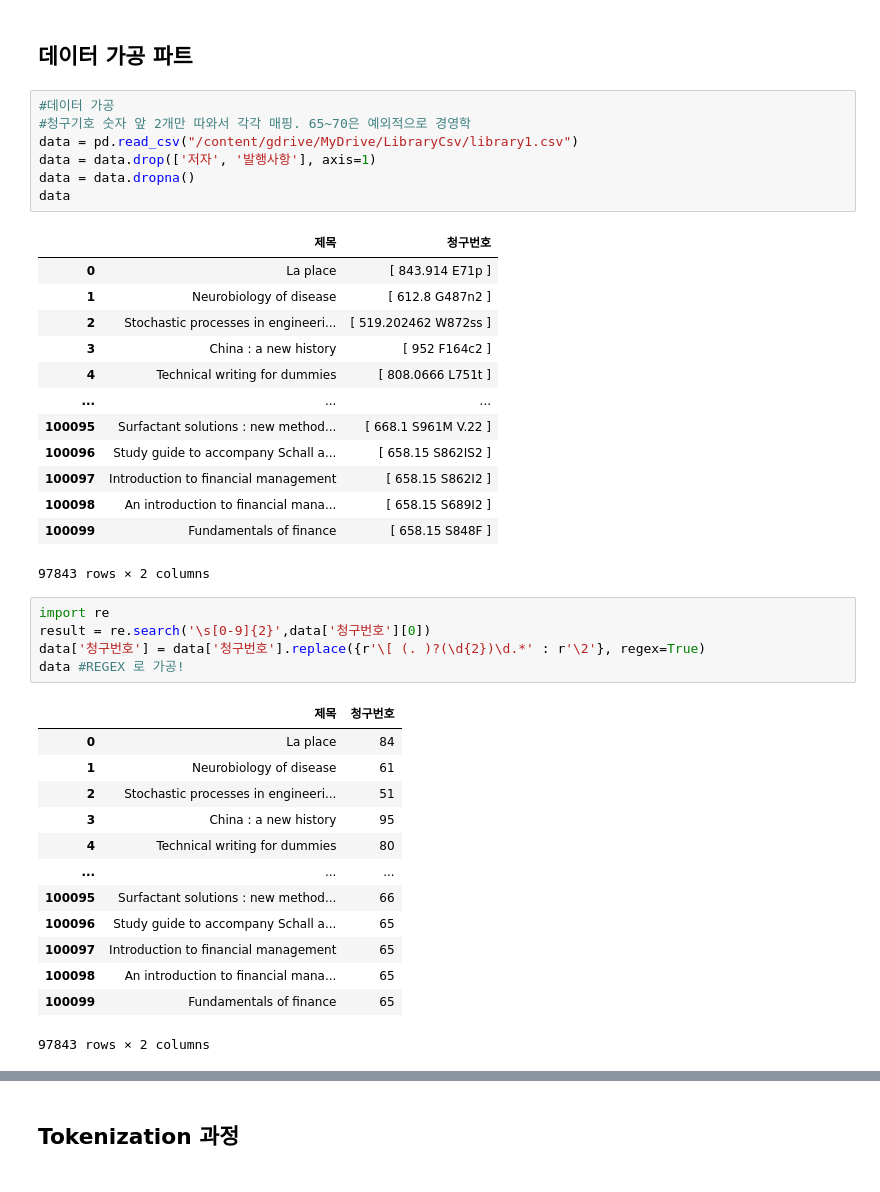
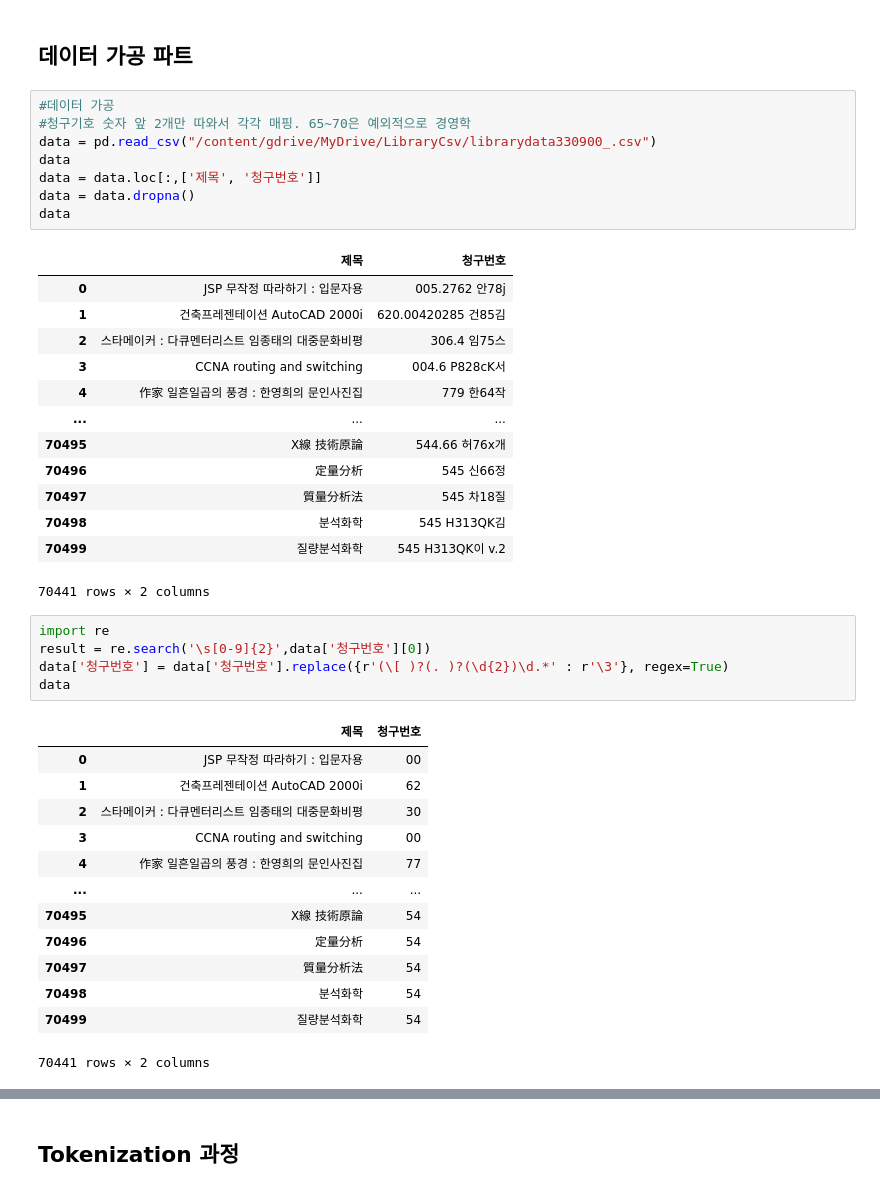
Before and after one commit to diqnfl777/2022F-Ajou-ML-TEAM3, a Jupyter notebook: LibraryModel.ipynb, the cells around one changed output, grey strips where cells are left out. Drawn from its saved outputs; the diff is of its cells as text.

```diff
--- a/LibraryModel.ipynb
+++ b/LibraryModel.ipynb
@@ -109,41 +112,42 @@ en_model = model_class.from_pretrained(pretrained_weights)
 # %%
 #데이터 가공
 #청구기호 숫자 앞 2개만 따와서 각각 매핑. 65~70은 예외적으로 경영학
-data = pd.read_csv("/content/gdrive/MyDrive/LibraryCsv/library1.csv")
-data = data.drop(['저자', '발행사항'], axis=1)
+data = pd.read_csv("/content/gdrive/MyDrive/LibraryCsv/librarydata330900_.csv")
+data
+data = data.loc[:,['제목', '청구번호']]
 data = data.dropna()
 data
 # %% [output]
 |  | 제목 | 청구번호 |
-| 0 | La place | [ 843.914 E71p ] |
-| 1 | Neurobiology of disease | [ 612.8 G487n2 ] |
-| 2 | Stochastic processes in engineeri... | [ 519.202462 W872ss ] |
-| 3 | China : a new history | [ 952 F164c2 ] |
-| 4 | Technical writing for dummies | [ 808.0666 L751t ] |
+| 0 | JSP 무작정 따라하기 : 입문자용 | 005.2762 안78j |
+| 1 | 건축프레젠테이션 AutoCAD 2000i | 620.00420285 건85김 |
+| 2 | 스타메이커 : 다큐멘터리스트 임종태의 대중문화비평 | 306.4 임75스 |
+| 3 | CCNA routing and switching | 004.6 P828cK서 |
+| 4 | 作家 일흔일곱의 풍경 : 한영희의 문인사진집 | 779 한64작 |
 | ... | ... | ... |
-| 100095 | Surfactant solutions : new method... | [ 668.1 S961M V.22 ] |
-| 100096 | Study guide to accompany Schall a... | [ 658.15 S862IS2 ] |
-| 100097 | Introduction to financial management | [ 658.15 S862I2 ] |
-| 100098 | An introduction to financial mana... | [ 658.15 S689I2 ] |
-| 100099 | Fundamentals of finance | [ 658.15 S848F ] |
+| 70495 | X線 技術原論 | 544.66 허76x개 |
+| 70496 | 定量分析 | 545 신66정 |
+| 70497 | 質量分析法 | 545 차18질 |
+| 70498 | 분석화학 | 545 H313QK김 |
+| 70499 | 질량분석화학 | 545 H313QK이 v.2 |
-97843 rows × 2 columns
+70441 rows × 2 columns
 # %%
 import re
 result = re.search('\s[0-9]{2}',data['청구번호'][0])
-data['청구번호'] = data['청구번호'].replace({r'\[ (. )?(\d{2})\d.*' : r'\2'}, regex=True)
-data #REGEX 로 가공!
+data['청구번호'] = data['청구번호'].replace({r'(\[ )?(. )?(\d{2})\d.*' : r'\3'}, regex=True)
+data
 # %% [output]
 |  | 제목 | 청구번호 |
-| 0 | La place | 84 |
-| 1 | Neurobiology of disease | 61 |
-| 2 | Stochastic processes in engineeri... | 51 |
-| 3 | China : a new history | 95 |
-| 4 | Technical writing for dummies | 80 |
+| 0 | JSP 무작정 따라하기 : 입문자용 | 00 |
+| 1 | 건축프레젠테이션 AutoCAD 2000i | 62 |
+| 2 | 스타메이커 : 다큐멘터리스트 임종태의 대중문화비평 | 30 |
+| 3 | CCNA routing and switching | 00 |
+| 4 | 作家 일흔일곱의 풍경 : 한영희의 문인사진집 | 77 |
 | ... | ... | ... |
-| 100095 | Surfactant solutions : new method... | 66 |
-| 100096 | Study guide to accompany Schall a... | 65 |
-| 100097 | Introduction to financial management | 65 |
-| 100098 | An introduction to financial mana... | 65 |
-| 100099 | Fundamentals of finance | 65 |
+| 70495 | X線 技術原論 | 54 |
+| 70496 | 定量分析 | 54 |
+| 70497 | 質量分析法 | 54 |
+| 70498 | 분석화학 | 54 |
+| 70499 | 질량분석화학 | 54 |
-97843 rows × 2 columns
+70441 rows × 2 columns
 # %%
```
Also changed, not shown: parts of 10 cells of this notebook.
